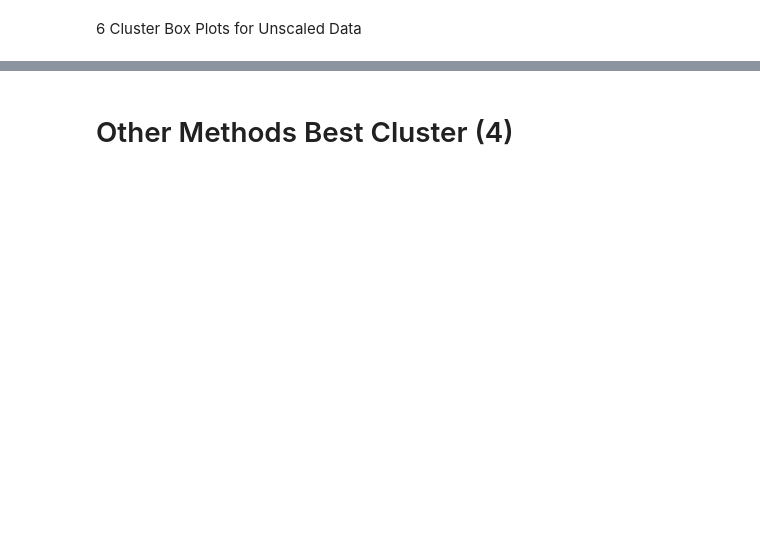
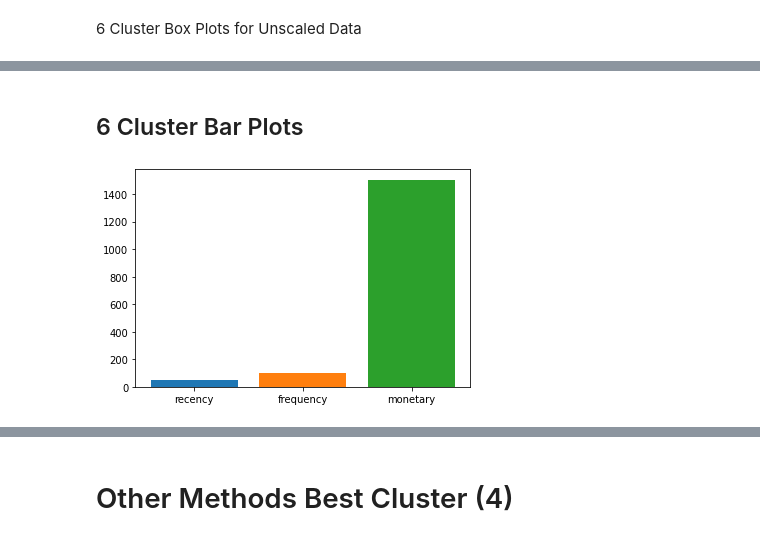
Before and after one commit to JJLZ21/ECS171-final-project, a Jupyter notebook: ml_file.ipynb, the cells around one changed output, grey strips where cells are left out. Drawn from its saved outputs; the diff is of its cells as text; code cells hidden in the pictures; blank space fills up the shorter version.

Commit message:
Added bar graphs for 6 clusters

```diff
--- a/ml_file.ipynb
+++ b/ml_file.ipynb
@@ -1203,0 +1202,19 @@ plt.show()
+# %% [markdown]
+## 6 Cluster Bar Plots
+# %%
+df_cluster0 = rfm[rfm['Cluster'] == 0]
+df_cluster1 = rfm[rfm['Cluster'] == 1]
+df_cluster2 = rfm[rfm['Cluster'] == 2]
+df_cluster3 = rfm[rfm['Cluster'] == 3]
+df_cluster4 = rfm[rfm['Cluster'] == 4]
+df_cluster5 = rfm[rfm['Cluster'] == 5]
+# %%
+import matplotlib.pyplot as plt
+
+plt.bar("recency", df_cluster0['recency'])
+plt.bar("frequency", df_cluster0['frequency'])
+plt.bar("monetary", df_cluster0['monetary'])
+
+plt.show()
+# %% [output]
+[figure, added]
```
Also changed, not shown: parts of 37 cells of this notebook.
